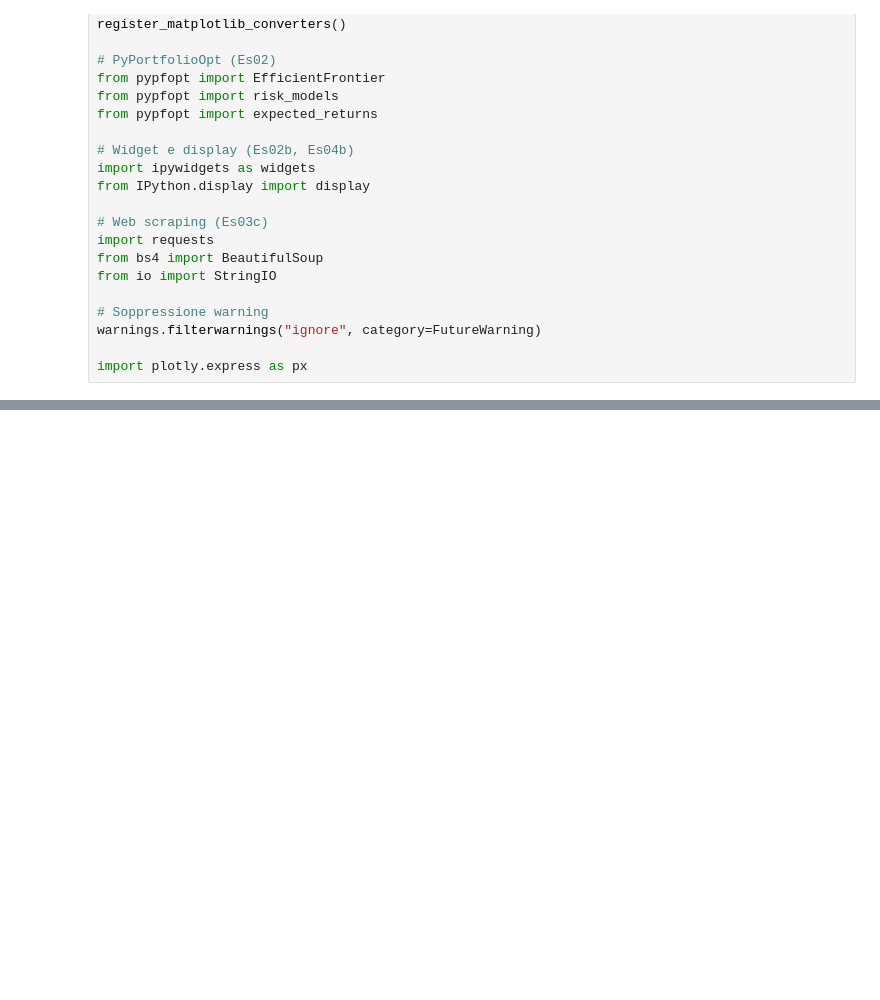
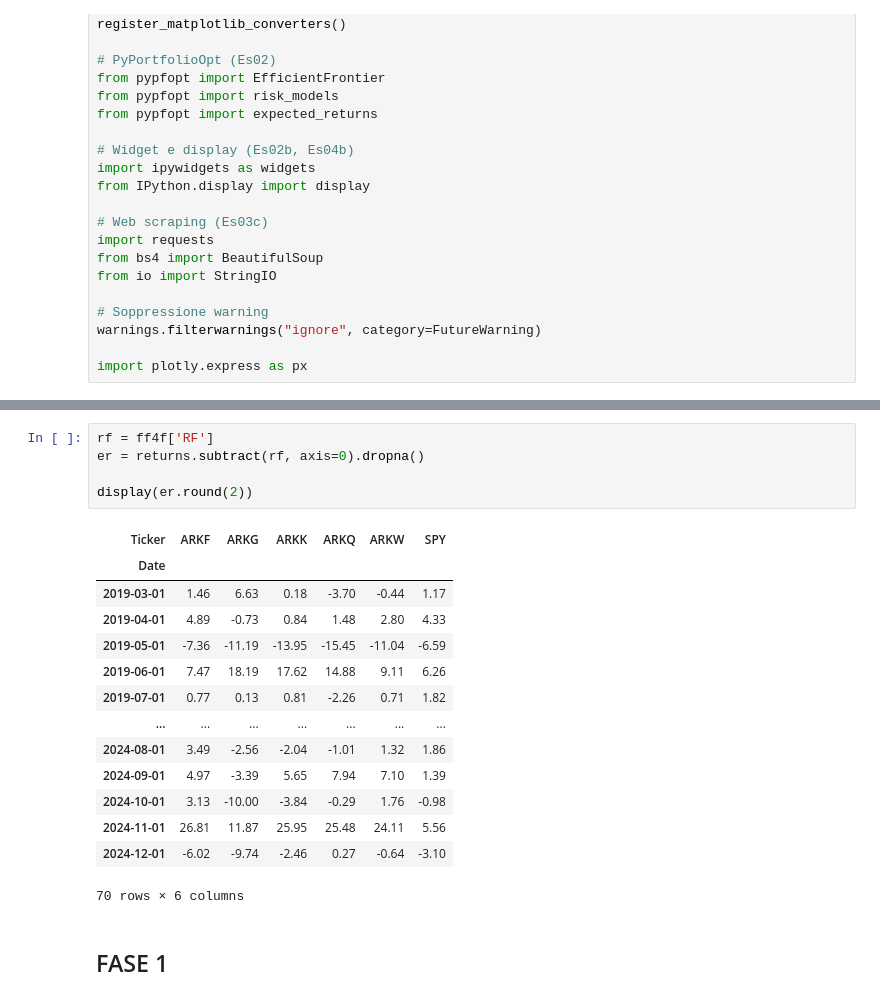
Before and after one commit to fenicola/Ark_Invest_skill_or_luck, a Jupyter notebook: progetto.ipynb, the cells around one changed output, grey strips where cells are left out. Cells and saved outputs as stored; diff of their text form; blank space fills up the shorter version.

```diff
--- a/progetto.ipynb
+++ b/progetto.ipynb
@@ -49,0 +115,22 @@ import plotly.express as px
+# %%
+rf = ff4f['RF']
+er = returns.subtract(rf, axis=0).dropna()
+
+display(er.round(2))
+# %% [output]
+| Ticker | ARKF | ARKG | ARKK | ARKQ | ARKW | SPY |
+| Date |  |  |  |  |  |  |
+| 2019-03-01 | 1.46 | 6.63 | 0.18 | -3.70 | -0.44 | 1.17 |
+| 2019-04-01 | 4.89 | -0.73 | 0.84 | 1.48 | 2.80 | 4.33 |
+| 2019-05-01 | -7.36 | -11.19 | -13.95 | -15.45 | -11.04 | -6.59 |
+| 2019-06-01 | 7.47 | 18.19 | 17.62 | 14.88 | 9.11 | 6.26 |
+| 2019-07-01 | 0.77 | 0.13 | 0.81 | -2.26 | 0.71 | 1.82 |
+| ... | ... | ... | ... | ... | ... | ... |
+| 2024-08-01 | 3.49 | -2.56 | -2.04 | -1.01 | 1.32 | 1.86 |
+| 2024-09-01 | 4.97 | -3.39 | 5.65 | 7.94 | 7.10 | 1.39 |
+| 2024-10-01 | 3.13 | -10.00 | -3.84 | -0.29 | 1.76 | -0.98 |
+| 2024-11-01 | 26.81 | 11.87 | 25.95 | 25.48 | 24.11 | 5.56 |
+| 2024-12-01 | -6.02 | -9.74 | -2.46 | 0.27 | -0.64 | -3.10 |
+70 rows × 6 columns
+# %% [markdown]
+## FASE 1
```
Also changed, not shown: parts of 4 cells of this notebook.
